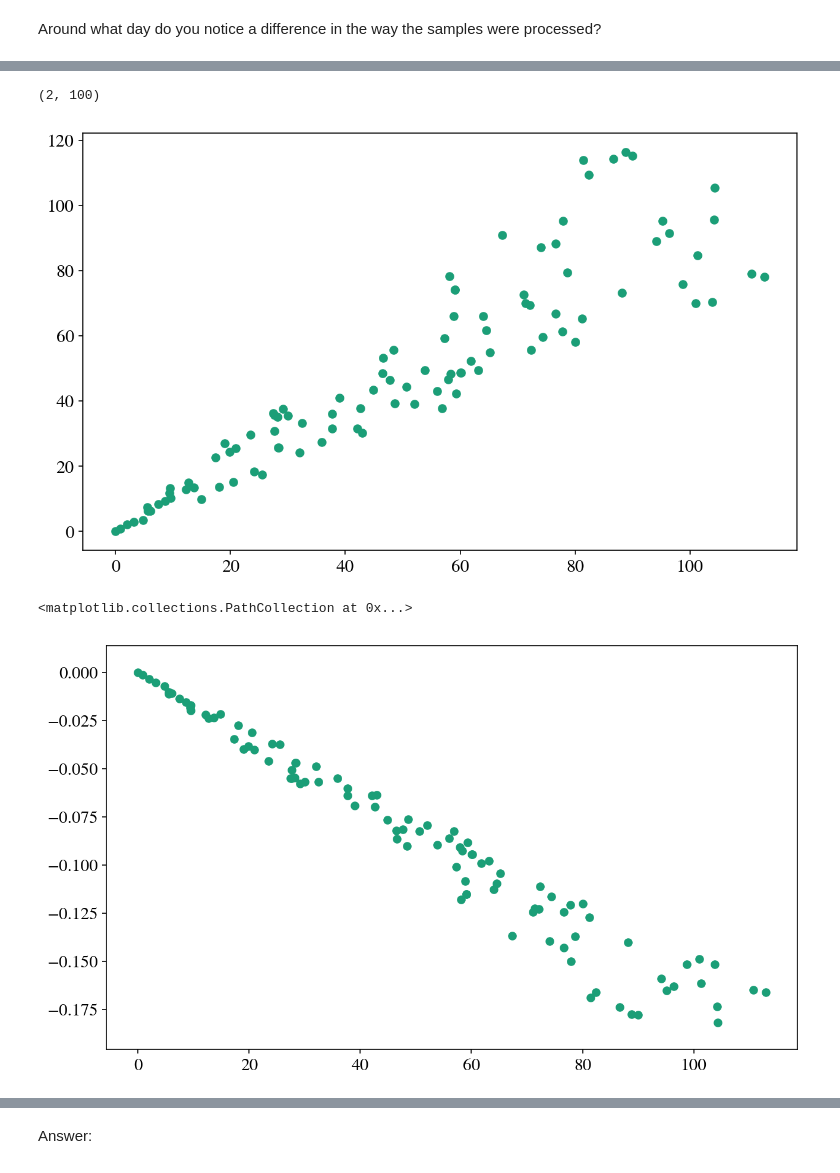
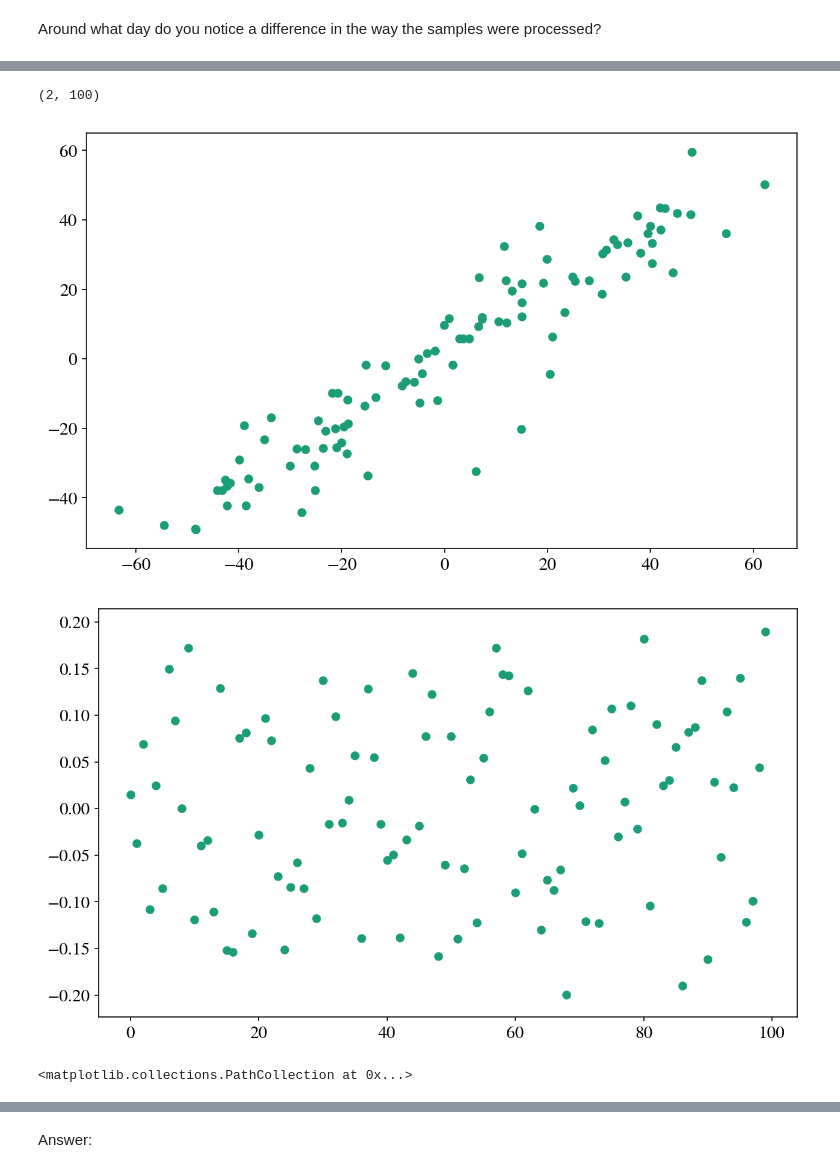
Before and after one commit to ShichengChen/cs109, a Jupyter notebook: 2014-master/homework/HW2.ipynb, the cells around one changed output, grey strips where cells are left out. Drawn from its saved outputs; the diff is of its cells as text; code cells hidden in the pictures.

```diff
--- a/2014-master/homework/HW2.ipynb
+++ b/2014-master/homework/HW2.ipynb
@@ -296,17 +303,23 @@ plt.axvline(x=100, color='r')
 ![](2014_data-master/3.png)
 # %%
 from numpy import *
-a = np.arange(100) + (np.random.random(100) - 0.5) * np.arange(0,50,0.5)
-b = np.arange(100) + (np.random.random(100) - 0.5) * np.arange(0,50,0.5)
+cur = np.arange(100)
+np.random.shuffle(cur)
+a = cur + (np.random.random(100) - 0.5) * np.arange(0,50,0.5)
+b = cur + (np.random.random(100) - 0.5) * np.arange(0,50,0.5)
+a = a - a.mean()
+b = b - b.mean()
 c = array([a,b])
 print c.shape
 u,s,vt = np.linalg.svd(c)
 v = vt.T
 plt.scatter(a,b)
 plt.show()
-plt.scatter(a,v[:,0])
+plt.scatter(np.arange(100),v[:,0])
+plt.show()
+plt.scatter(b,v[:,0])
 # %% [output]
 (2, 100)
-[figure, old version]
+[figure, new version]
+[figure, new version]
 <matplotlib.collections.PathCollection at 0x...>
-[figure, old version]
```
Also changed, not shown: parts of 12 cells of this notebook, 1 other file.
